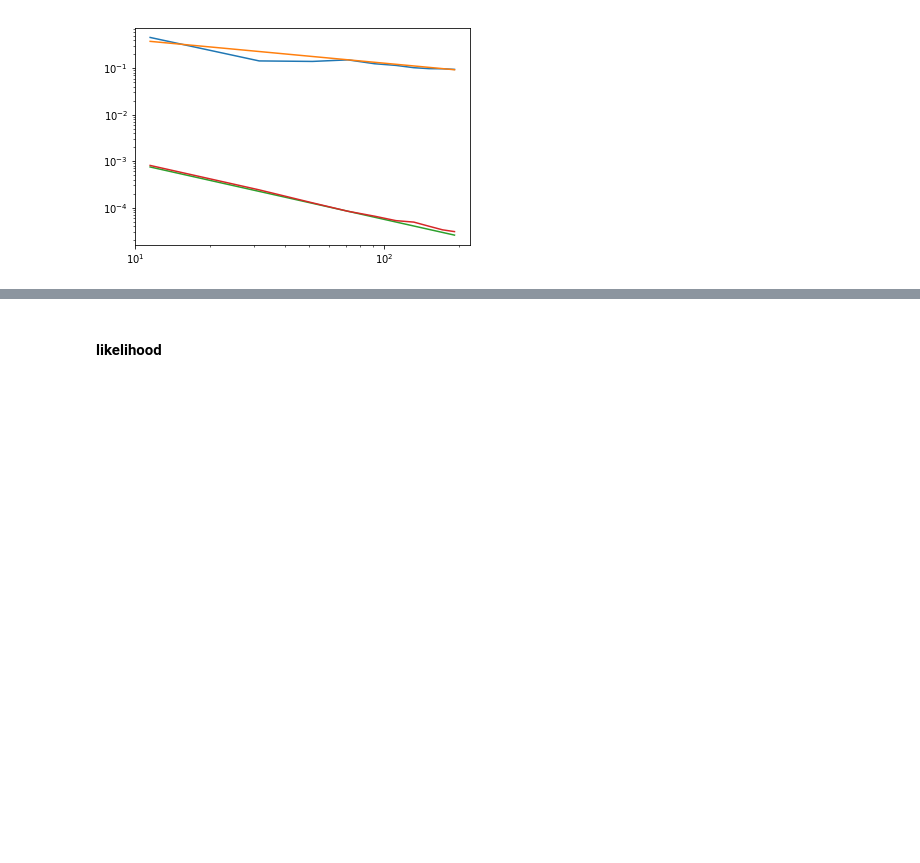
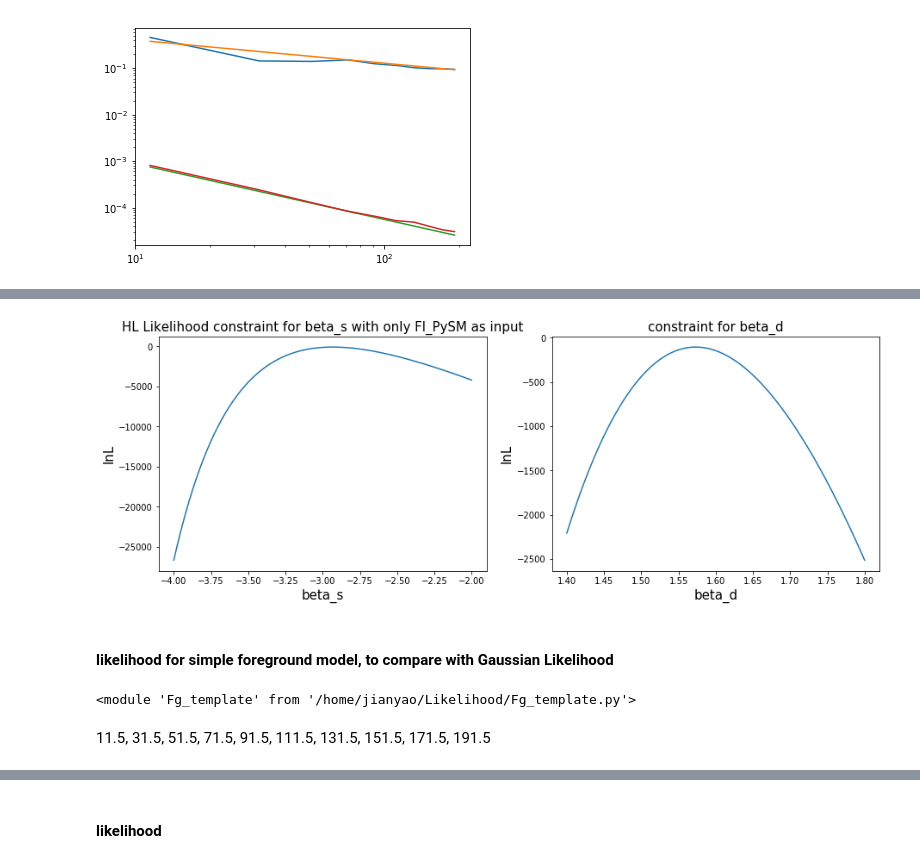
Before and after one commit to YJHelloWorld/Likelihood, a Jupyter notebook: Run_likelihood.ipynb, the cells around one changed output, grey strips where cells are left out. Saved outputs shown, nothing was run; the diff lists cells and outputs as text; code cells hidden in the pictures; blank space fills up the shorter version.

```diff
--- a/Run_likelihood.ipynb
+++ b/Run_likelihood.ipynb
@@ -215,0 +245,9 @@ sig1 = [0.16, 0.5, 0.84]; sig2 = [0.021, 0.5, 0.979];
+# %%
+X_fore = np.ones(lbin*3)
+for i in range(lbin):
+
+    X_fore[i*3:(i+1)*3] = utils.vecp(fl_pysm[2][i])*np.sqrt(2/((2*leff[i] + 1)*20))
+
+Fore_Cov_th = np.diag(X_fore)
+# %%
+LogL.Cov += 0.001*Fore_Cov  ### Test foreground uncertainty; 0727
@@ -425,0 +556,10 @@ def f_s(nu, beta_s, nu0 = 30):
+# %%
+beta_d, alpha_s, alpha_d, epsilon, A_s, A_d = [1.56, -1.2, -0.3,  0.08,0.434, 0.419]
+
+slist = np.linspace(-4, -2, 100); lall_s = np.ones(len(slist))
+
+for i in range(len(slist)):
+
+    C_l = sync_ps(A_s, leff, alpha_s, slist[i]) + dust_ps(A_d, leff, alpha_d, beta_d) + corre_fore(epsilon, A_d, A_s, leff, alpha_s, alpha_d, beta_s, beta_d);
+
+    lall_s[i] =LogL.run(cl_hat=(cl_hat_fore_ali) , cl_th = C_l, sbin=1);
@@ -425,0 +576,17 @@ def f_s(nu, beta_s, nu0 = 30):
+# %%
+fig, ax = plt.subplots(1,2, figsize = (15,5 ))
+
+ax[0].plot(slist, (lall_s))
+ax[0].set_xlabel('beta_s', fontsize = 15);
+ax[0].set_ylabel('lnL',fontsize = 15);
+ax[0].set_title("HL Likelihood constraint for beta_s with only Fl_PySM as input",fontsize = 15)
+
+plt.plot(dlist, lall_d)
+plt.xlabel('beta_d', fontsize = 15);
+plt.ylabel('lnL',fontsize = 15);
+plt.title("constraint for beta_d",fontsize = 15)
+plt.savefig('./fig_results/0803_HL_Likelihood_beta_s_beta_d.pdf', format = 'pdf')
+# %% [output]
+[figure, added]
+# %% [markdown]
+#### likelihood for simple foreground model, to compare with Gaussian Likelihood
@@ -425,0 +595,4 @@ def f_s(nu, beta_s, nu0 = 30):
+# %%
+imp.reload(Fg_template)
+# %% [output]
+<module 'Fg_template' from '/home/jianyao/Likelihood/Fg_template.py'>
@@ -425,0 +603,3 @@ def f_s(nu, beta_s, nu0 = 30):
+# %% [markdown]
+11.5,  31.5,  51.5,  71.5,  91.5, 111.5, 131.5, 151.5, 171.5,
+       191.5
```
Also changed, not shown: parts of 46 cells of this notebook, 1 other file.
